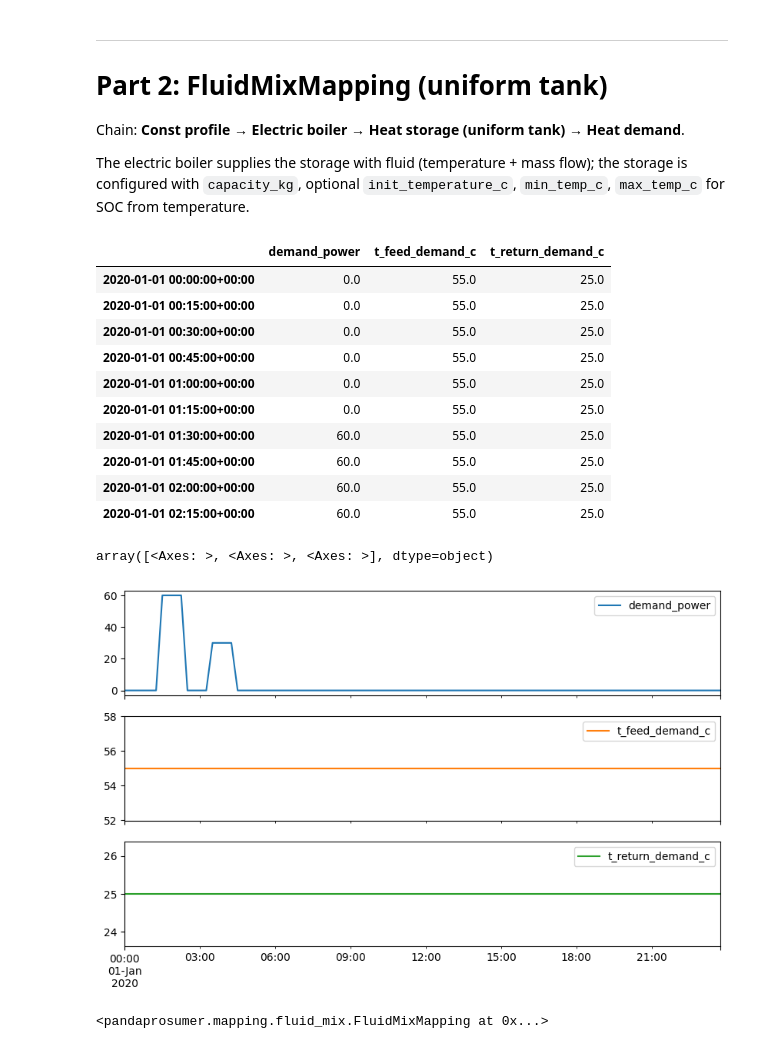
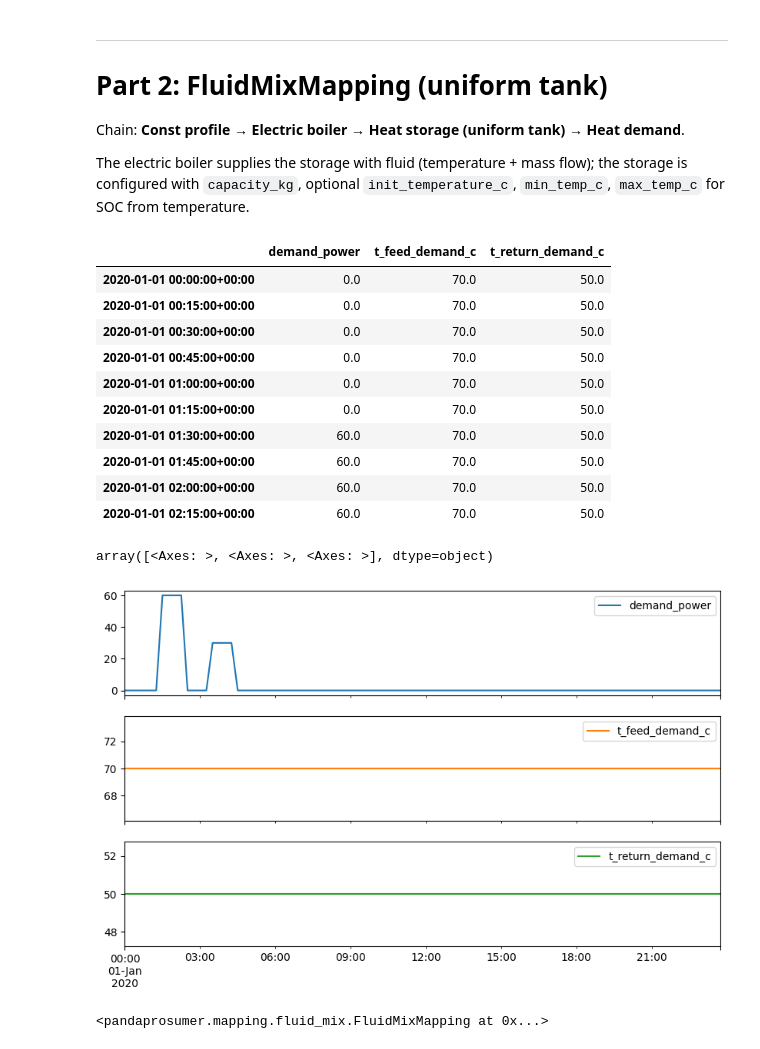
Before and after one commit to e2nIEE/pandaprosumer, a Jupyter notebook: tutorials/heat_storage_tutorial.ipynb, the cells around one changed output. Saved outputs shown, nothing was run; the diff lists cells and outputs as text; code cells hidden in the pictures.

```diff
--- a/tutorials/heat_storage_tutorial.ipynb
+++ b/tutorials/heat_storage_tutorial.ipynb
@@ -177,32 +177,34 @@ The electric boiler supplies the storage with fluid (temperature + mass flow); t
 # %%
 # Part 2 input: demand power and feed/return temperatures for the heat demand (same time range as Part 1)
 demand_kw2 = np.zeros(n_steps)
 demand_kw2[6:10] = 60.0
 demand_kw2[14:18] = 30.0
+t_low_c = 50.0
+t_high_c = 70.0
 df3 = pd.DataFrame({
     'demand_power': demand_kw2,
-    't_feed_demand_c': 55.0,
-    't_return_demand_c': 25.0
+    't_feed_demand_c': t_high_c,
+    't_return_demand_c': t_low_c
 }, index=dur)
 profile2 = DFData(df3)
 df3.head(10)
 # %% [output]
 |  | demand_power | t_feed_demand_c | t_return_demand_c |
-| 2020-01-01 00:00:00+00:00 | 0.0 | 55.0 | 25.0 |
-| 2020-01-01 00:15:00+00:00 | 0.0 | 55.0 | 25.0 |
-| 2020-01-01 00:30:00+00:00 | 0.0 | 55.0 | 25.0 |
-| 2020-01-01 00:45:00+00:00 | 0.0 | 55.0 | 25.0 |
-| 2020-01-01 01:00:00+00:00 | 0.0 | 55.0 | 25.0 |
-| 2020-01-01 01:15:00+00:00 | 0.0 | 55.0 | 25.0 |
-| 2020-01-01 01:30:00+00:00 | 60.0 | 55.0 | 25.0 |
-| 2020-01-01 01:45:00+00:00 | 60.0 | 55.0 | 25.0 |
-| 2020-01-01 02:00:00+00:00 | 60.0 | 55.0 | 25.0 |
-| 2020-01-01 02:15:00+00:00 | 60.0 | 55.0 | 25.0 |
+| 2020-01-01 00:00:00+00:00 | 0.0 | 70.0 | 50.0 |
+| 2020-01-01 00:15:00+00:00 | 0.0 | 70.0 | 50.0 |
+| 2020-01-01 00:30:00+00:00 | 0.0 | 70.0 | 50.0 |
+| 2020-01-01 00:45:00+00:00 | 0.0 | 70.0 | 50.0 |
+| 2020-01-01 01:00:00+00:00 | 0.0 | 70.0 | 50.0 |
+| 2020-01-01 01:15:00+00:00 | 0.0 | 70.0 | 50.0 |
+| 2020-01-01 01:30:00+00:00 | 60.0 | 70.0 | 50.0 |
+| 2020-01-01 01:45:00+00:00 | 60.0 | 70.0 | 50.0 |
+| 2020-01-01 02:00:00+00:00 | 60.0 | 70.0 | 50.0 |
+| 2020-01-01 02:15:00+00:00 | 60.0 | 70.0 | 50.0 |
 # %%
 df3.plot(subplots=True, figsize=(10, 6))
 # %% [output]
 array([<Axes: >, <Axes: >, <Axes: >], dtype=object)
-[figure, old version]
+[figure, new version]
 # %%
 from pandaprosumer.create_controlled import create_controlled_electric_boiler
 
```
Also changed, not shown: parts of 6 cells of this notebook, 5 other files.
